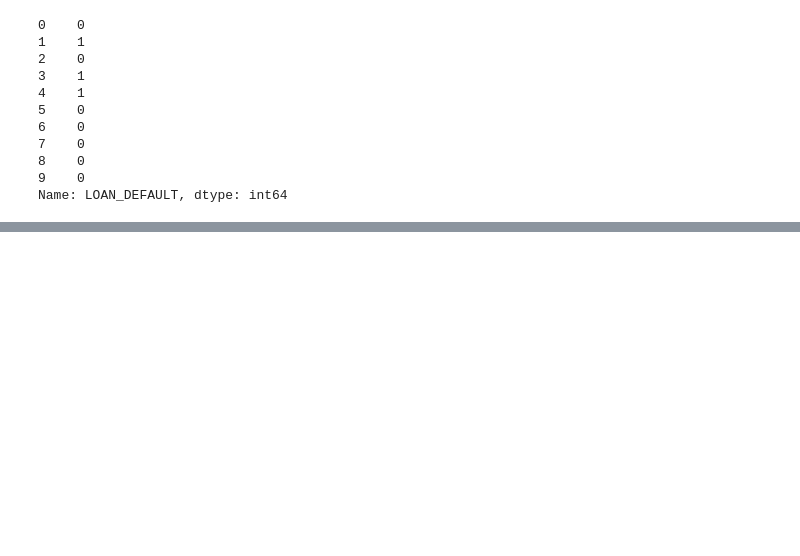
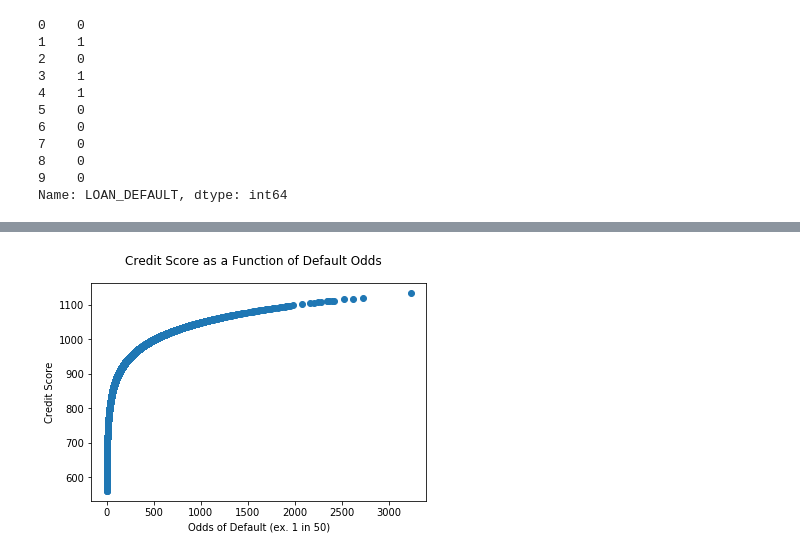
Before and after one commit to PranavPillai/Credit-Scoring, a Jupyter notebook: Unbiased Credit Scoring.ipynb, the cells around one changed output, grey strips where cells are left out. Cells and saved outputs as stored; diff of their text form; code cells hidden in the pictures; blank space fills up the shorter version.

```diff
--- a/Unbiased Credit Scoring.ipynb
+++ b/Unbiased Credit Scoring.ipynb
@@ -285,0 +391,5 @@ pd.Series(clf_3.predict(X_test)).describe()
+# %%
+log = LogisticRegression(solver='liblinear', max_iter=100, penalty='l1')
+reg = log.fit(X_train_no_gender, y_train)
+print(f'Train accuracy: {reg.score(X_train_no_gender, y_train)}, Test accuracy: {reg.score(X_test_no_gender, y_test)}')
+print(f'Train f1: {f1_score(y_train, reg.predict(X_train_no_gender))}, Test f1: {f1_score(y_test, reg.predict(X_test_no_gender))}')
@@ -285,0 +399,6 @@ pd.Series(clf_3.predict(X_test)).describe()
+# %%
+from sklearn.ensemble import GradientBoostingClassifier
+gbc = GradientBoostingClassifier()
+gbc.fit(X_train_no_gender, y_train)
+print(f'Train accuracy: {gbc.score(X_train_no_gender, y_train)}, Test accuracy: {gbc.score(X_test_no_gender, y_test)}')
+print(f'Train f1: {f1_score(y_train, gbc.predict(X_train_no_gender))}, Test f1: {f1_score(y_test, gbc.predict(X_test_no_gender))}')
@@ -285,0 +408,8 @@ pd.Series(clf_3.predict(X_test)).describe()
+# %%
+from sklearn.svm import SVC
+svc = SVC(kernel='rbf',
+            probability=True,
+            gamma='auto')
+svc.fit(X_train_no_gender, y_train)
+print(f'Train accuracy: {svc.score(X_train_no_gender, y_train)}, Test accuracy: {svc.score(X_test_no_gender, y_test)}')
+print(f'Train f1: {f1_score(y_train, svc.predict(X_train_no_gender))}, Test f1: {f1_score(y_test, svc.predict(X_test_no_gender))}')
@@ -285,0 +422,15 @@ pd.Series(clf_3.predict(X_test)).describe()
+# %%
+def scoreFromOdds(odds):
+    factor = 50/math.log(2)
+    offset = 600 - factor*math.log(2)
+    score = offset + factor*math.log(odds)
+    return score
+
+model = reg
+
+probs = [prob[1] for prob in model.predict_proba(X_train_no_gender)]
+scores = [scoreFromOdds(1/prob) for prob in probs]
+numToDisplay = 10
+
+for (prob, score) in zip(probs[:numToDisplay], scores[:numToDisplay]):
+    print(f'Probability of default: {prob}, Score: {score}')
@@ -285,0 +448,7 @@ pd.Series(clf_3.predict(X_test)).describe()
+# %%
+scatter = plt.scatter([1/prob for prob in probs], scores)
+y = plt.ylabel('Credit Score')
+x = plt.xlabel('Odds of Default (ex. 1 in 50)')
+title = plt.suptitle('Credit Score as a Function of Default Odds')
+# %% [output]
+[figure, added]
```
Also changed, not shown: parts of 78 cells of this notebook.
